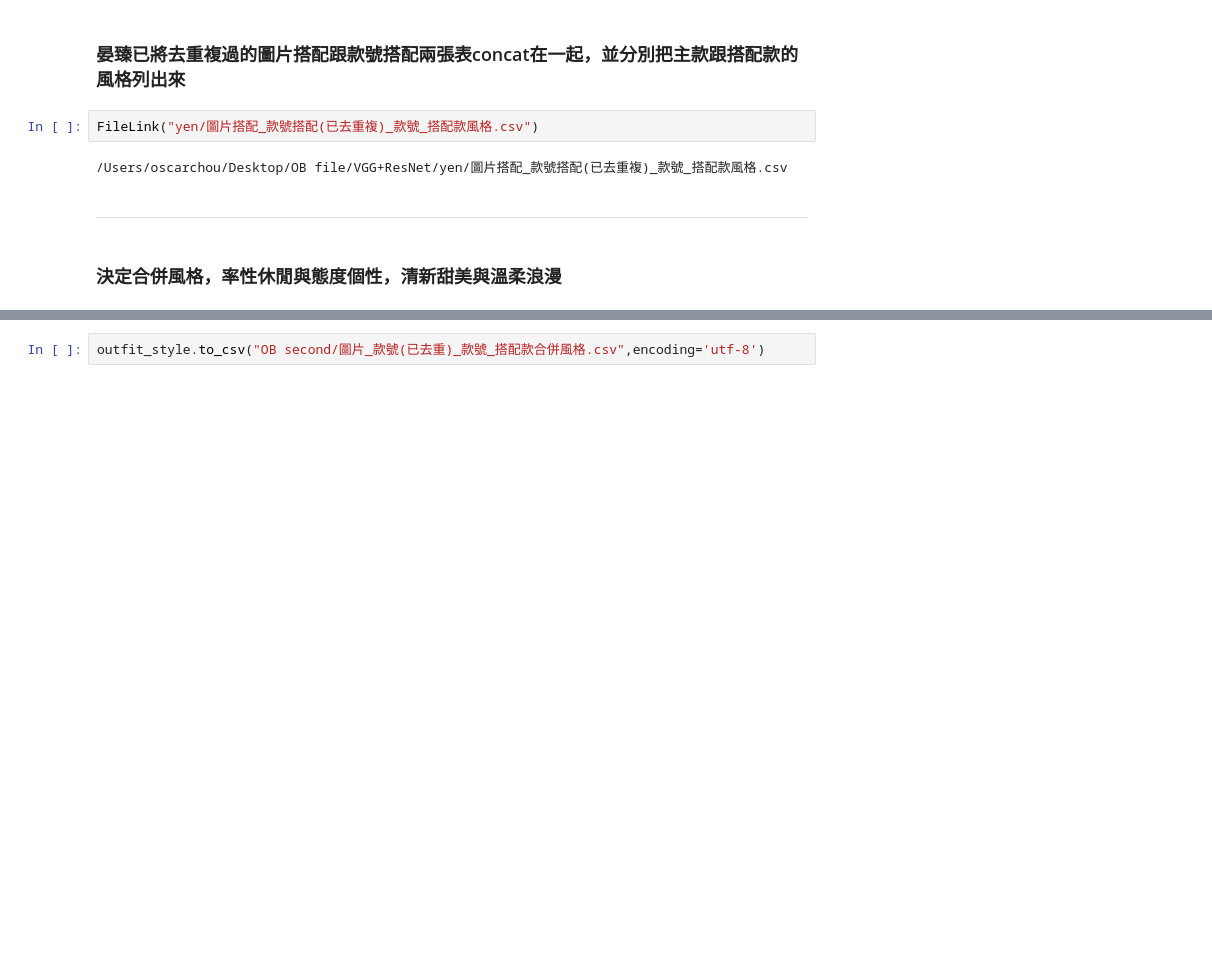
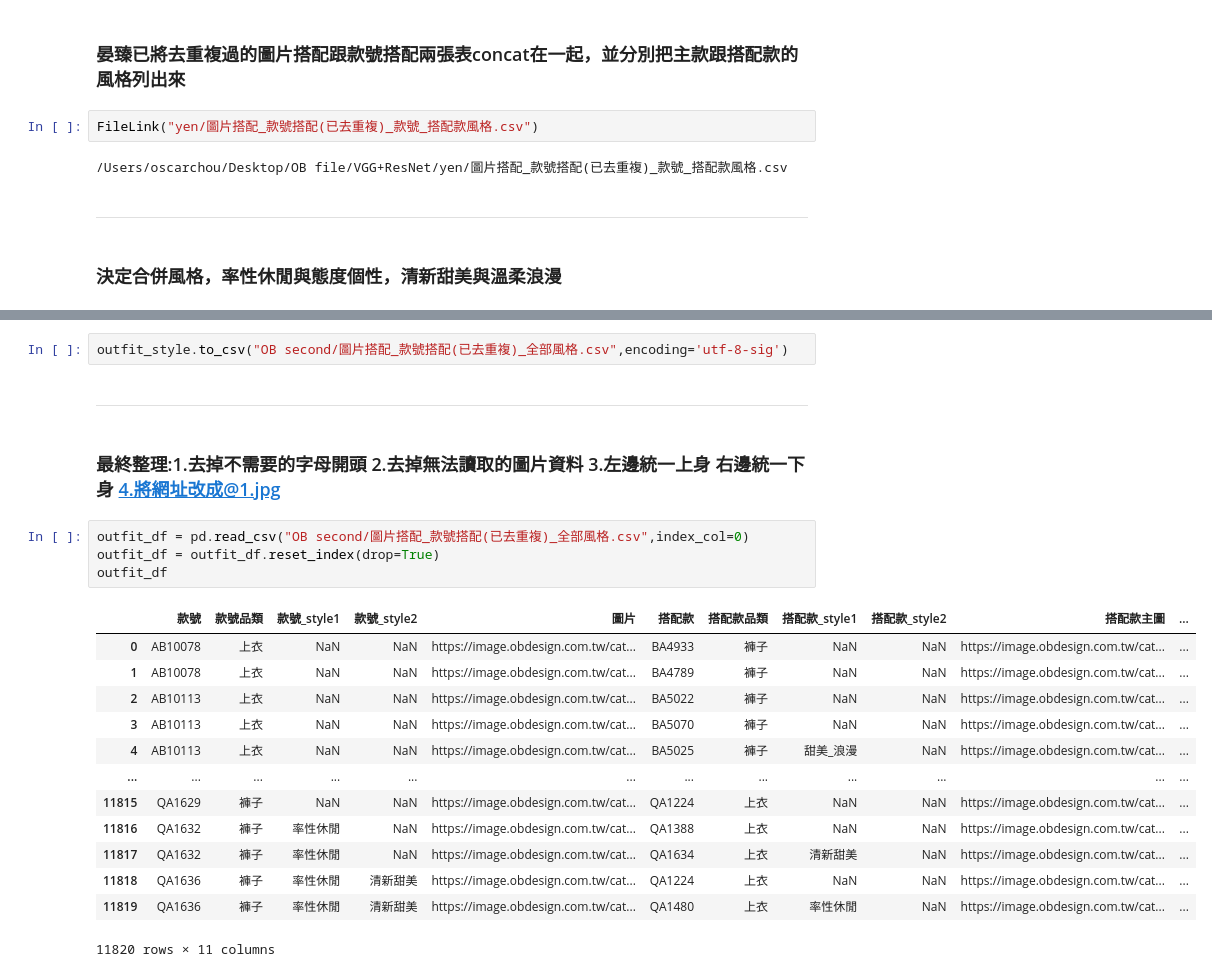
Before and after one commit to oscar-zhou/Program-Fashion-Recommandation-System, a Jupyter notebook: main_series.ipynb, the cells around one changed output, grey strips where cells are left out. Drawn from its saved outputs; the diff is of its cells as text; blank space fills up the shorter version.

```diff
--- a/main_series.ipynb
+++ b/main_series.ipynb
@@ -659,2 +683,24 @@ outfit_style
 # %%
-outfit_style.to_csv("OB second/圖片_款號(已去重)_款號_搭配款合併風格.csv",encoding='utf-8')
+outfit_style.to_csv("OB second/圖片搭配_款號搭配(已去重複)_全部風格.csv",encoding='utf-8-sig')
+# %% [markdown]
+---
+# %% [markdown]
+### 最終整理:1.去掉不需要的字母開頭 2.去掉無法讀取的圖片資料 3.左邊統一上身 右邊統一下身 4.將網址改成@1.jpg
+# %%
+outfit_df = pd.read_csv("OB second/圖片搭配_款號搭配(已去重複)_全部風格.csv",index_col=0)
+outfit_df = outfit_df.reset_index(drop=True)
+outfit_df
+# %% [output]
+|  | 款號 | 款號品類 | 款號_style1 | 款號_style2 | 圖片 | 搭配款 | 搭配款品類 | 搭配款_style1 | 搭配款_style2 | 搭配款主圖 | ... |
+| 0 | AB10078 | 上衣 | NaN | NaN | https://image.obdesign.com.tw/cat... | BA4933 | 褲子 | NaN | NaN | https://image.obdesign.com.tw/cat... | ... |
+| 1 | AB10078 | 上衣 | NaN | NaN | https://image.obdesign.com.tw/cat... | BA4789 | 褲子 | NaN | NaN | https://image.obdesign.com.tw/cat... | ... |
+| 2 | AB10113 | 上衣 | NaN | NaN | https://image.obdesign.com.tw/cat... | BA5022 | 褲子 | NaN | NaN | https://image.obdesign.com.tw/cat... | ... |
+| 3 | AB10113 | 上衣 | NaN | NaN | https://image.obdesign.com.tw/cat... | BA5070 | 褲子 | NaN | NaN | https://image.obdesign.com.tw/cat... | ... |
+| 4 | AB10113 | 上衣 | NaN | NaN | https://image.obdesign.com.tw/cat... | BA5025 | 褲子 | 甜美_浪漫 | NaN | https://image.obdesign.com.tw/cat... | ... |
+| ... | ... | ... | ... | ... | ... | ... | ... | ... | ... | ... | ... |
+| 11815 | QA1629 | 褲子 | NaN | NaN | https://image.obdesign.com.tw/cat... | QA1224 | 上衣 | NaN | NaN | https://image.obdesign.com.tw/cat... | ... |
+| 11816 | QA1632 | 褲子 | 率性休閒 | NaN | https://image.obdesign.com.tw/cat... | QA1388 | 上衣 | NaN | NaN | https://image.obdesign.com.tw/cat... | ... |
+| 11817 | QA1632 | 褲子 | 率性休閒 | NaN | https://image.obdesign.com.tw/cat... | QA1634 | 上衣 | 清新甜美 | NaN | https://image.obdesign.com.tw/cat... | ... |
+| 11818 | QA1636 | 褲子 | 率性休閒 | 清新甜美 | https://image.obdesign.com.tw/cat... | QA1224 | 上衣 | NaN | NaN | https://image.obdesign.com.tw/cat... | ... |
+| 11819 | QA1636 | 褲子 | 率性休閒 | 清新甜美 | https://image.obdesign.com.tw/cat... | QA1480 | 上衣 | 率性休閒 | NaN | https://image.obdesign.com.tw/cat... | ... |
+11820 rows × 11 columns
```
Also changed, not shown: parts of 14 cells of this notebook, 26 other files.
